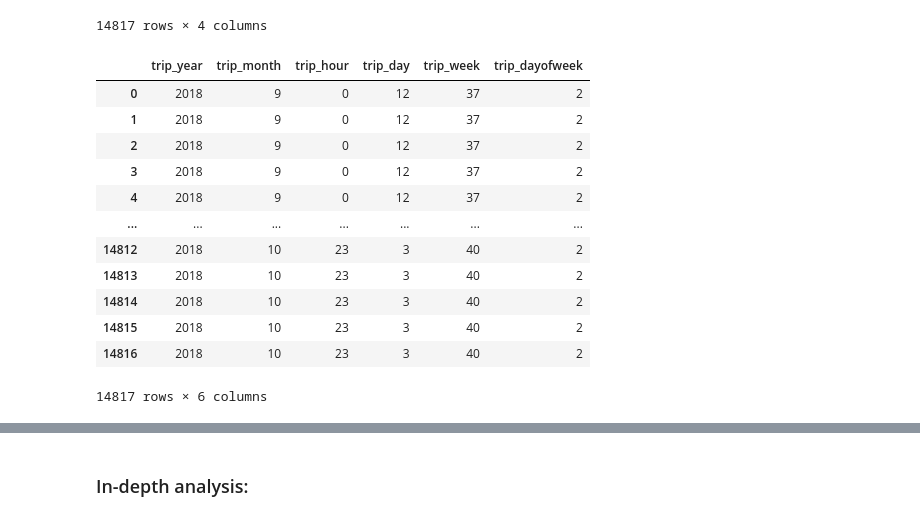
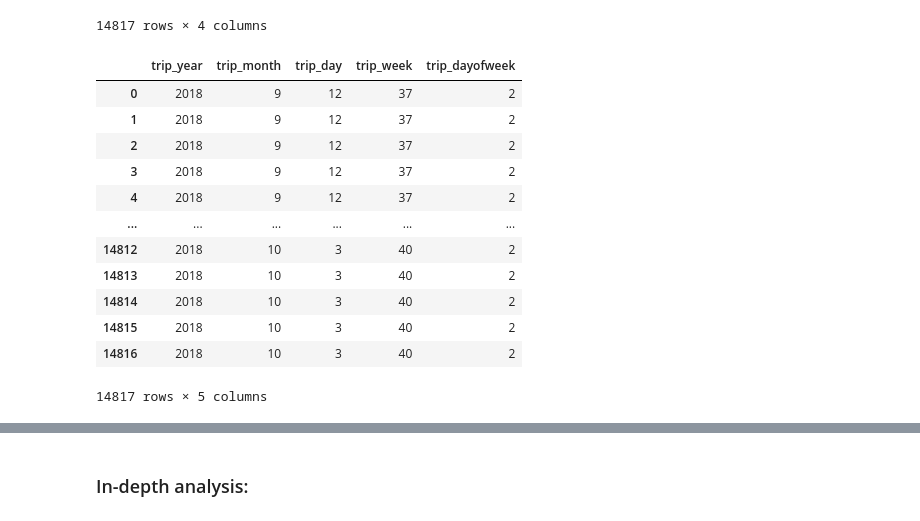
Before and after one commit to varuntyagi-i/delhivery, a Jupyter notebook: Delhivery-FE.ipynb, the cells around one changed output, grey strips where cells are left out. Saved outputs shown, nothing was run; the diff lists cells and outputs as text; code cells hidden in the pictures.

```diff
--- a/notebook1.ipynb
+++ b/Delhivery-FE.ipynb
@@ -254,6 +262,8 @@ create_trip_dict = {
     'route_schedule_uuid' : 'first',
     'route_type' : 'first',
     'trip_uuid' : 'first',
+    'od_start_time' : 'first',
+    'od_end_time' : 'first',
 
     'source_center' : 'first',
     'source_name' : 'first',
@@ -398,29 +414,30 @@ trip[['destination_state', 'destination_city', 'destination_place', 'destination
 14817 rows × 4 columns
 # %%
 trip['trip_creation_time'] =  pd.to_datetime(trip['trip_creation_time'])
-
 trip['trip_year'] = trip['trip_creation_time'].dt.year
 trip['trip_month'] = trip['trip_creation_time'].dt.month
-trip['trip_hour'] = trip['trip_creation_time'].dt.hour
+trip['trip_time'] = trip['trip_creation_time'].dt.time
+trip['trip_start_hour'] = trip['od_start_time'].dt.hour
+trip['trip_end_hour'] = trip['od_end_time'].dt.hour
 trip['trip_day'] = trip['trip_creation_time'].dt.day
 trip['trip_week'] = trip['trip_creation_time'].dt.isocalendar().week
 trip['trip_dayofweek'] = trip['trip_creation_time'].dt.dayofweek
 # %%
-trip[['trip_year', 'trip_month', 'trip_hour', 'trip_day', 'trip_week', 'trip_dayofweek']]
+trip[['trip_year', 'trip_month', 'trip_day', 'trip_week', 'trip_dayofweek']]
 # %% [output]
-|  | trip_year | trip_month | trip_hour | trip_day | trip_week | trip_dayofweek |
-| 0 | 2018 | 9 | 0 | 12 | 37 | 2 |
-| 1 | 2018 | 9 | 0 | 12 | 37 | 2 |
-| 2 | 2018 | 9 | 0 | 12 | 37 | 2 |
-| 3 | 2018 | 9 | 0 | 12 | 37 | 2 |
-| 4 | 2018 | 9 | 0 | 12 | 37 | 2 |
-| ... | ... | ... | ... | ... | ... | ... |
-| 14812 | 2018 | 10 | 23 | 3 | 40 | 2 |
-| 14813 | 2018 | 10 | 23 | 3 | 40 | 2 |
-| 14814 | 2018 | 10 | 23 | 3 | 40 | 2 |
-| 14815 | 2018 | 10 | 23 | 3 | 40 | 2 |
-| 14816 | 2018 | 10 | 23 | 3 | 40 | 2 |
+|  | trip_year | trip_month | trip_day | trip_week | trip_dayofweek |
+| 0 | 2018 | 9 | 12 | 37 | 2 |
+| 1 | 2018 | 9 | 12 | 37 | 2 |
+| 2 | 2018 | 9 | 12 | 37 | 2 |
+| 3 | 2018 | 9 | 12 | 37 | 2 |
+| 4 | 2018 | 9 | 12 | 37 | 2 |
+| ... | ... | ... | ... | ... | ... |
+| 14812 | 2018 | 10 | 3 | 40 | 2 |
+| 14813 | 2018 | 10 | 3 | 40 | 2 |
+| 14814 | 2018 | 10 | 3 | 40 | 2 |
+| 14815 | 2018 | 10 | 3 | 40 | 2 |
+| 14816 | 2018 | 10 | 3 | 40 | 2 |
-14817 rows × 6 columns
+14817 rows × 5 columns
 # %%
 trip.head(5)
 # %% [output]
```
Also changed, not shown: parts of 30 cells of this notebook, 5 other files.
